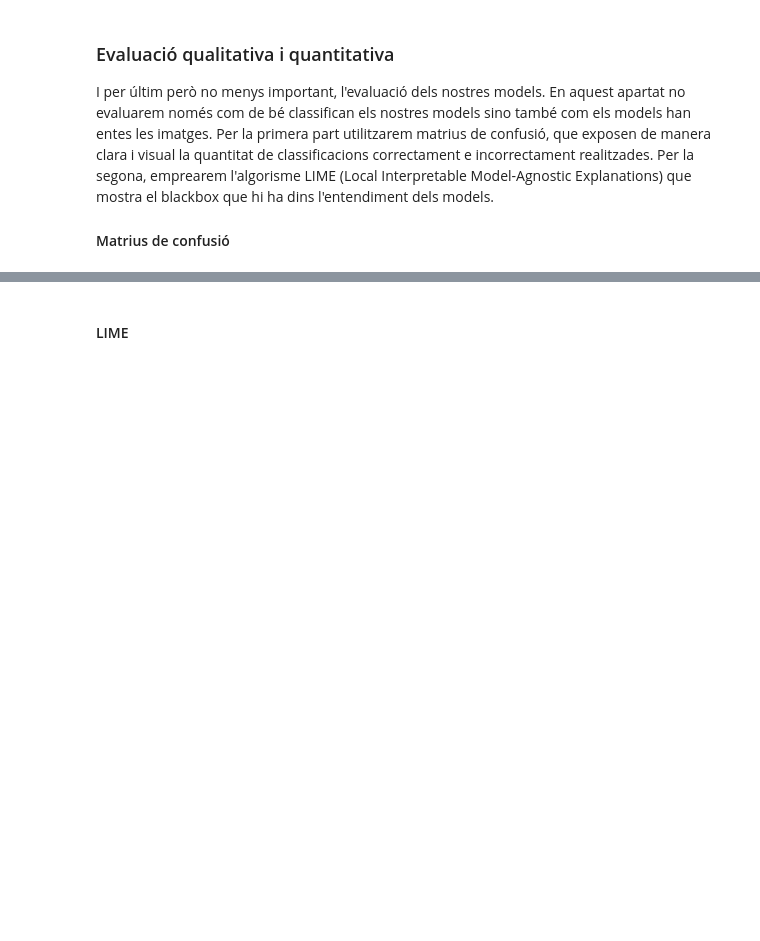
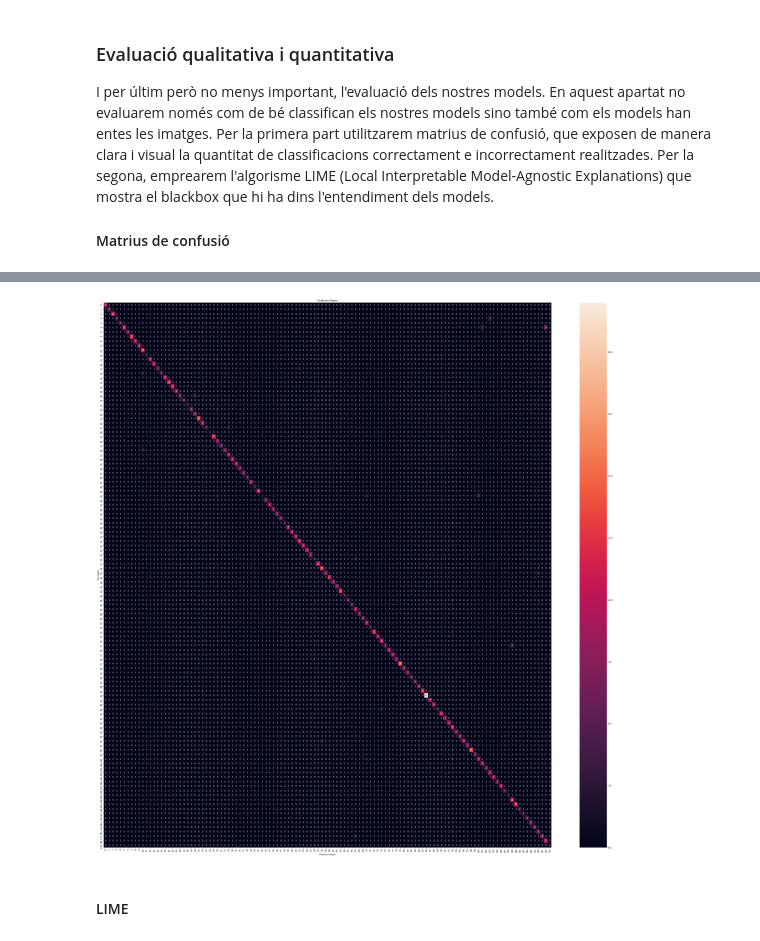
Before and after one commit to DCC-UAB/Dog_Breed_Classification, a Jupyter notebook: Demostracio_resultats.ipynb, the cells around one changed output, grey strips where cells are left out. Saved outputs shown, nothing was run; the diff lists cells and outputs as text; code cells hidden in the pictures; blank space fills up the shorter version.

```diff
--- a/Demostracio_resultats.ipynb
+++ b/Demostracio_resultats.ipynb
@@ -261,7 +260,7 @@ def initialize_model_resnext101_32x8d(num_classes):
     return model
 # %%
 def predict(image, model):
-    """Return top 5 predictions ranked by highest probability.
+    """Return the 120 predictions ranked by highest probability.
 
     Parameters
     ----------
@@ -447,0 +378,9 @@ NameError: name 'y_testing' is not defined
+# %%
+# Si s'ha borrat l'output, els insputs eren : 2, 1, y , y , 3, 0.3, 0.5, 0.2
+torch.cuda.empty_cache()
+batch_size = 12
+num_workers = 4
+data_path = "./Dog-Breed-classif"
+dataloaders = dogs_dataset_dataloders(data_transforms_complete, data_path,
+                                          batch_size, num_workers)
+accuracy, predictions = menu(dataloaders)
@@ -447,0 +422,5 @@ NameError: name 'y_testing' is not defined
+# %%
+y_true = predictions['label'].astype(np.int64)
+y_pred = predictions['prediction'].astype(np.int64)
+mtx = (multilabel_confusion_matrix(y_true,y_pred, labels=list(range(1,121)) ) )
+print(mtx)
@@ -488,0 +465,5 @@ print(gen_cfmatrix)
+# %%
+confusion_matrix = np.zeros(shape=(120,120))
+for true, predict in zip(y_true,y_pred):
+    confusion_matrix[predict][true]+=1
+print(confusion_matrix)
@@ -489,3 +478,18 @@ print(gen_cfmatrix)
+# %%
+import seaborn as sns
+import matplotlib.pyplot as plt
+from sklearn.metrics import confusion_matrix
+
+plt.figure(figsize=(50,50))
+ax= plt.subplot()
+cm = confusion_matrix(y_true, y_pred, labels=list(range(1,121)))
+sns.heatmap(cm, annot=True, fmt='g', ax=ax);  #annot=True to annotate cells, ftm='g' to disable scientific notation
+
+# labels, title and ticks
+ax.set_xlabel('Predicted labels');ax.set_ylabel('True labels');
+ax.set_title('Confusion Matrix');
+# %% [output]
+[figure, added]
 # %% [markdown]
 #### LIME
 # %%
```
Also changed, not shown: parts of 36 cells of this notebook.
